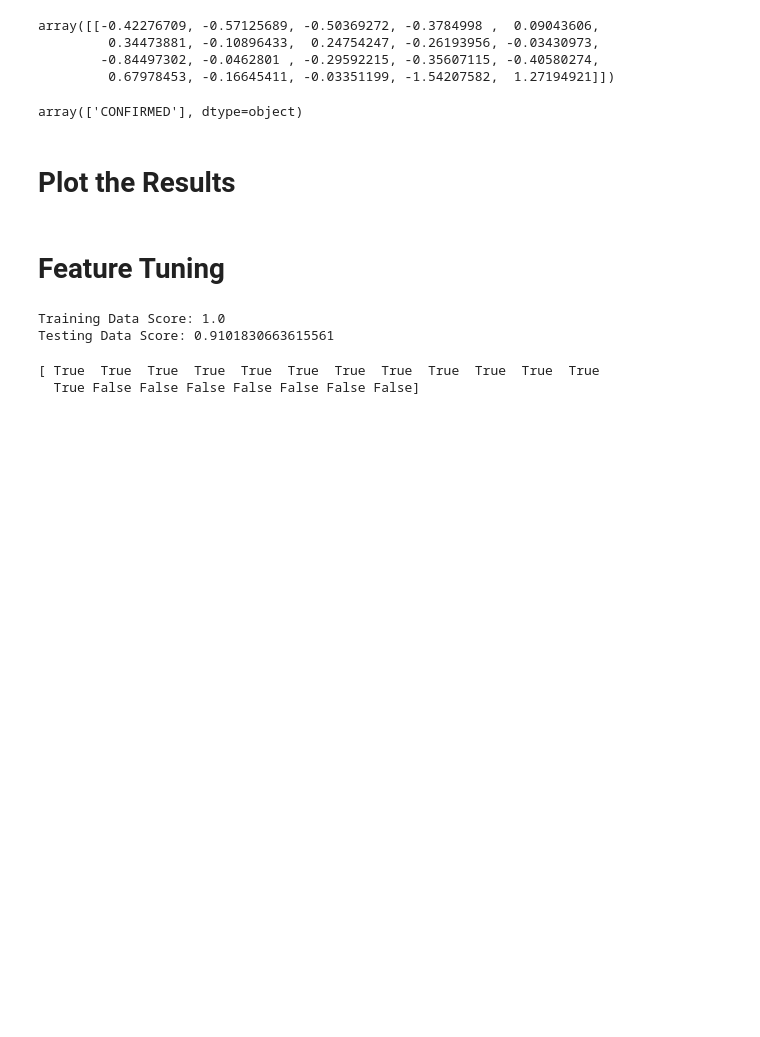
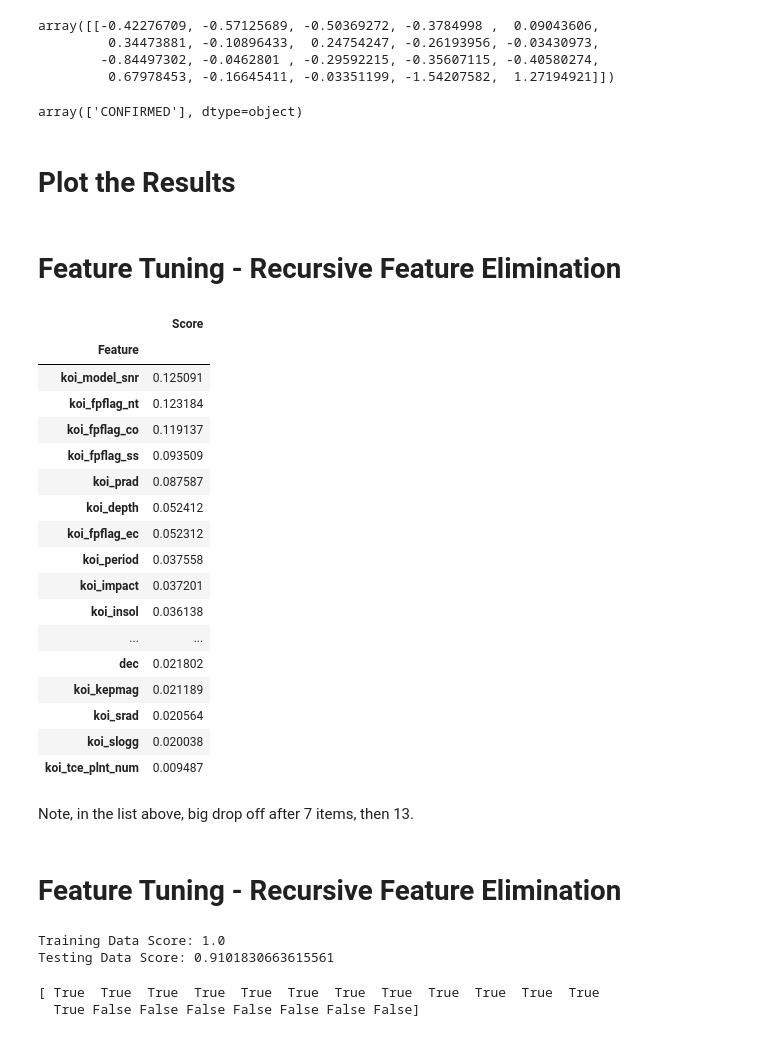
Before and after one commit to alexisperumal/machine-learning-challenge, a Jupyter notebook: model_4_random_forest.ipynb, the cells around one changed output. Cells and saved outputs as stored; diff of their text form; code cells hidden in the pictures; blank space fills up the shorter version.

```diff
--- a/model_4_random_forest.ipynb
+++ b/model_4_random_forest.ipynb
@@ -273,7 +273,37 @@ array(['CONFIRMED'], dtype=object)
 # X_test.iloc[:,0].shape
 # # type(X_test)
 # %% [markdown]
-# Feature Tuning
+# Feature Tuning - Recursive Feature Elimination
+# %%
+feature_names = X_train.columns.tolist()
+selected_features = sorted(zip(grid.estimator.feature_importances_, feature_names), reverse=True)
+# grid.estimator.feature_importances_
+ranked_features = pd.DataFrame(selected_features, columns=['Score', 'Feature'])
+ranked_features = ranked_features.set_index('Feature')
+ranked_features
+# %% [output]
+|  | Score |
+| Feature |  |
+| koi_model_snr | 0.125091 |
+| koi_fpflag_nt | 0.123184 |
+| koi_fpflag_co | 0.119137 |
+| koi_fpflag_ss | 0.093509 |
+| koi_prad | 0.087587 |
+| koi_depth | 0.052412 |
+| koi_fpflag_ec | 0.052312 |
+| koi_period | 0.037558 |
+| koi_impact | 0.037201 |
+| koi_insol | 0.036138 |
+| ... | ... |
+| dec | 0.021802 |
+| koi_kepmag | 0.021189 |
+| koi_srad | 0.020564 |
+| koi_slogg | 0.020038 |
+| koi_tce_plnt_num | 0.009487 |
+# %% [markdown]
+Note, in the list above, big drop off after 7 items, then 13.
+# %% [markdown]
+# Feature Tuning - Recursive Feature Elimination
 # %%
 classifier_tuned = RandomForestClassifier(random_state=99, max_features='auto', n_estimators=125)
 model3 = classifier_tuned.fit(X_train_scaled, y_train)
```
Also changed, not shown: parts of 1 cell of this notebook.
